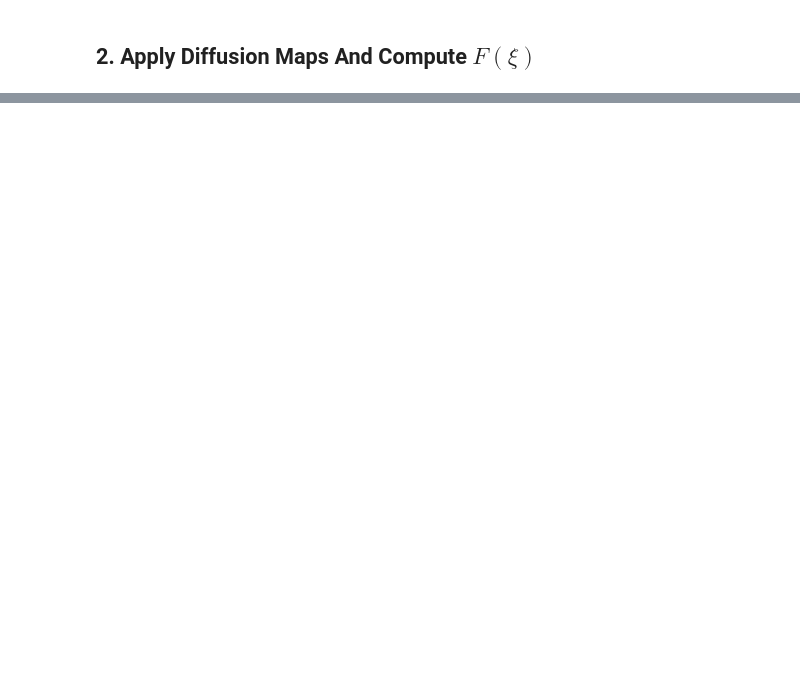
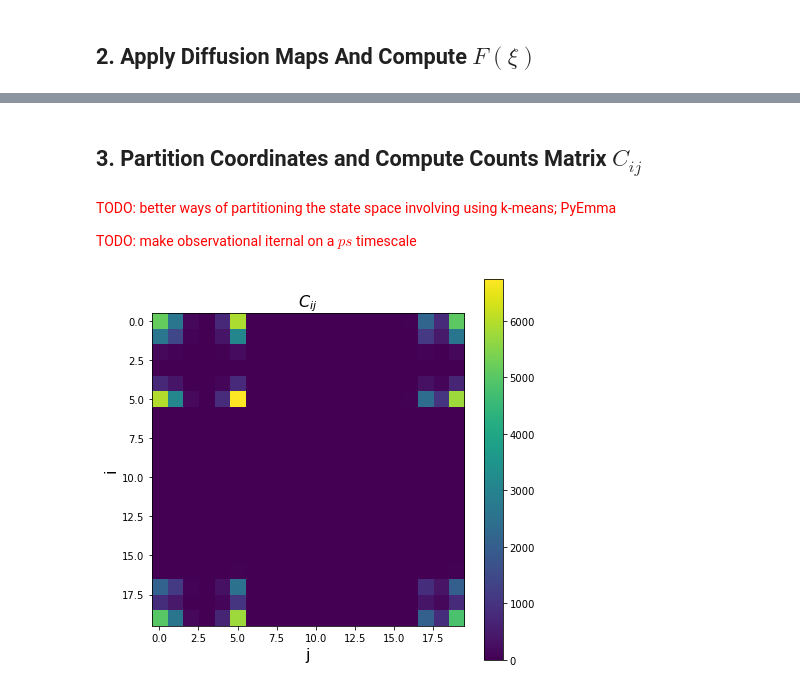
Before and after one commit to dominicp6/mdfeature, a Jupyter notebook: notebooks/KramersRate.ipynb, the cells around one changed output, grey strips where cells are left out. Drawn from its saved outputs; the diff is of its cells as text; code cells hidden in the pictures; blank space fills up the shorter version.

```diff
--- a/notebooks/KramersRate.ipynb
+++ b/notebooks/KramersRate.ipynb
@@ -304,0 +163,41 @@ ret = dual_annealing(negative_log_likelihood, bounds=bounds, args=(N,P,t))
+# %% [markdown]
+## 3. Partition Coordinates and Compute Counts Matrix $C_{ij}$
+# %% [markdown]
+<font color='red'>TODO: better ways of partitioning the state space involving using k-means; PyEmma</font>
+
+<font color='red'>TODO: make observational iternal on a $ps$ timescale</font>
+# %%
+def compute_counts(time_series, observation_interval, cells):
+    min_coord = min(time_series)
+    max_coord = max(time_series)
+    # the partitioning of the collective variable (here - uniform)
+    X = [min_coord + (n+0.5) * (max_coord-min_coord)/cells for n in range(cells)]
+    cell_sequence = []
+    for coord in time_series:
+        cell_sequence.append(round((cells-1)*(coord - min_coord)/(max_coord-min_coord)))
+
+    N = np.zeros((cells, cells))
+    state_sequence = [cell for idx, cell in enumerate(cell_sequence) if idx%observation_interval == 0]
+    for idx, cell in enumerate(state_sequence[:-1]):
+        N[cell, state_sequence[idx+1]]+=1
+
+    P = np.zeros(cells)
+    for state in cell_sequence:
+        P[state] += 1
+
+    P = P / np.sum(P)
+
+    return N, P, X
+
+t = 1    # the subsampling factor ("observation interval")
+
+counts, P, Q = compute_counts(time_series=diffusion_coordinate_time_series, observation_interval=t, cells=20)
+fig = plt.figure(figsize=(7,7))
+plt.imshow(N)
+plt.title(r'$C_{ij}$', fontsize=16)
+plt.xlabel('j', fontsize=16)
+plt.ylabel('i', fontsize=16)
+plt.colorbar()
+plt.show()
+# %% [output]
+[figure, added]
```
Also changed, not shown: parts of 41 cells of this notebook, 2 other files.
